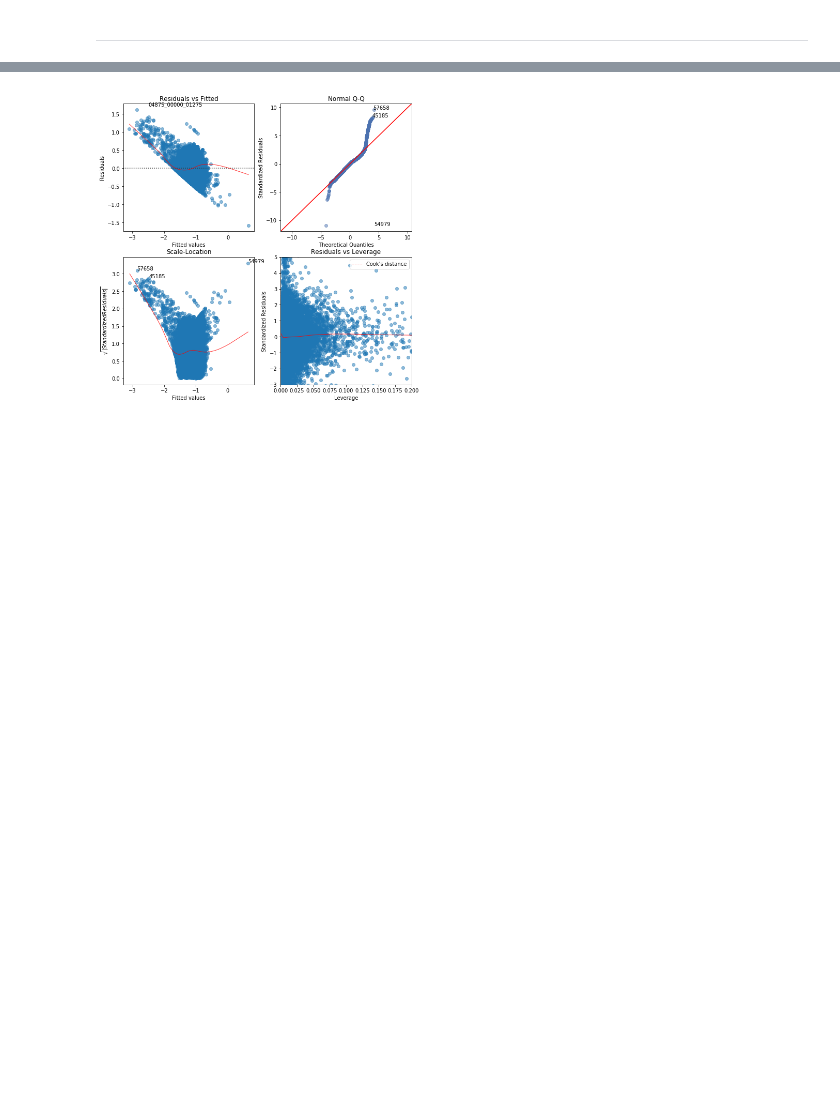
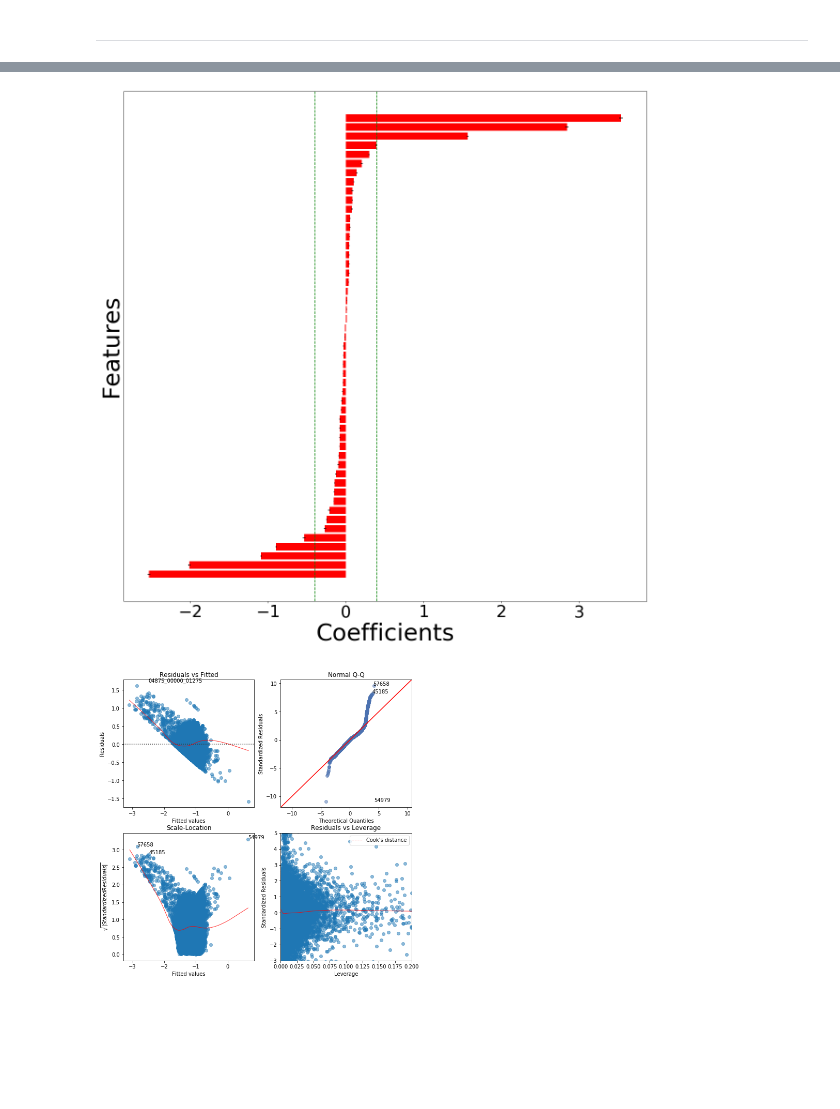
Before and after one commit to Duchstf/CNN-Architectural-Analysis, a Jupyter notebook: MINERvA-Vertex-Finding/Code/Combined-OLS-model.ipynb, the cells around one changed output, grey strips where cells are left out. Saved outputs shown, nothing was run; the diff lists cells and outputs as text; code cells hidden in the pictures; blank space fills up the shorter version.

```diff
--- a/MINERvA-Vertex-Finding/Code/Combined-OLS-model.ipynb
+++ b/MINERvA-Vertex-Finding/Code/Combined-OLS-model.ipynb
@@ -177,3 +238,22 @@ plt.show()
+# %%
+sorted_important_p = important_p.sort_values(by = "Coef.", ascending = True)
+pos = np.arange(sorted_important_p.shape[0]) + .5
+
+#Plotting
+fig = plt.figure(figsize = [20,20])
+plt.barh(pos, sorted_important_p['Coef.'], align='center', xerr = sorted_important_p['Std.Err.'], color = "red")
+plt.yticks([]*len(pos))
+plt.xlabel('Coefficients', fontsize = 50)
+plt.ylabel("Features", fontsize = 50)
+plt.xticks(fontsize= 35)
+
+#Set cut off
+plt.axvline(x = 0.4, ls = "--", c = "green")
+plt.axvline(x = -0.4, ls = "--", c = "green")
+
+plt.show()
+# %% [output]
+[figure, added]
 # %%
 #Might be used to analyse the linear model
 regression_residual_plots(results,'transformed_accuracy',df, size = [10,10])
```
Also changed, not shown: parts of 9 cells of this notebook, 3 other files.
